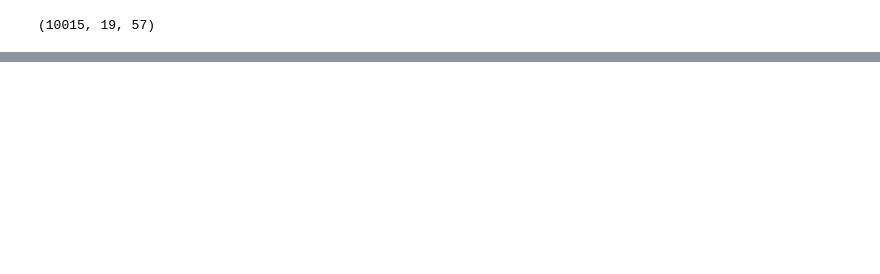
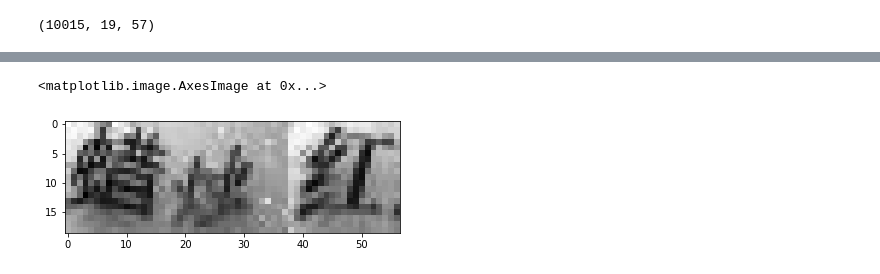
Before and after one commit to SpiritedAwayCN/Cracking-12306, a Jupyter notebook: text/text_image_exploring.ipynb, the cells around one changed output, grey strips where cells are left out. Drawn from its saved outputs; the diff is of its cells as text; code cells hidden in the pictures; blank space fills up the shorter version.

```diff
--- a/text/text_image_exploring.ipynb
+++ b/text/text_image_exploring.ipynb
@@ -24,0 +35,13 @@ print(easy['labels'][85])
+# %%
+# text_img2 = cv2.GaussianBlur(img, (3,3), 1)
+text_img2 = img
+sobelY = np.array([
+    [-1, 0, 1],
+    [-2, 0, 2],
+    [-1, 0, 1]
+])
+
+plt.imshow(text_img2, cmap='gray')
+# %% [output]
+<matplotlib.image.AxesImage at 0x...>
+[figure, added]
```
Also changed, not shown: parts of 13 cells of this notebook.
